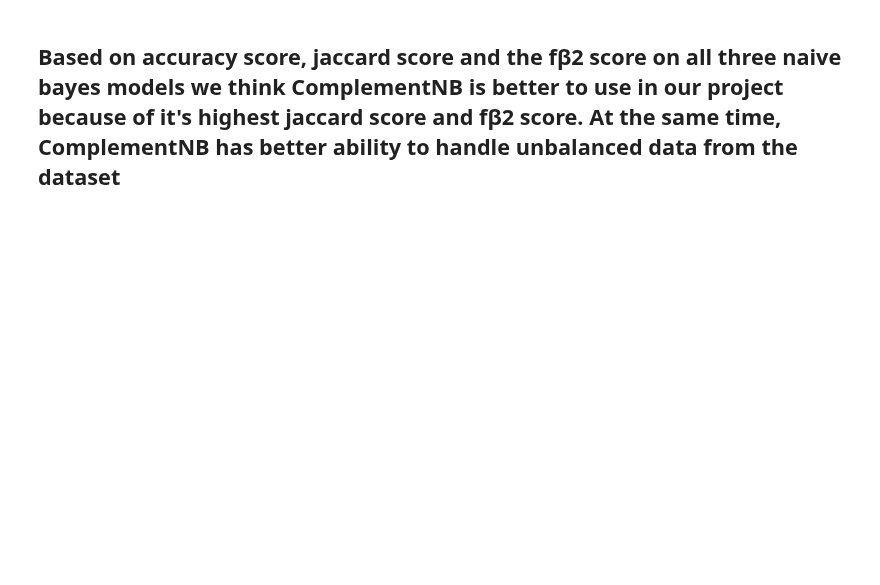
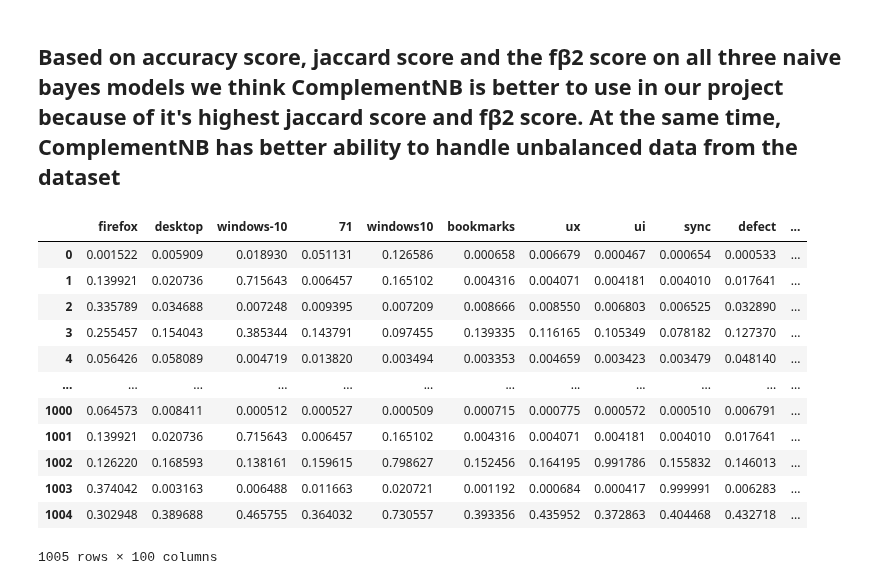
Before and after one commit to mlopatka/CANOSP2020, a Jupyter notebook: notebooks/Naive Bayes/Naive Bayes.ipynb, the cells around one changed output. Cells and saved outputs as stored; diff of their text form; code cells hidden in the pictures; blank space fills up the shorter version.

```diff
--- a/notebooks/Naive Bayes/Naive Bayes.ipynb
+++ b/notebooks/Naive Bayes/Naive Bayes.ipynb
@@ -57,7 +63,7 @@ for i,tid in enumerate(ticket_ids):
 human_tags_fre = Counter(all_human_tags)
 # %%
 # we use the most common words for training for now. Switch to other choices in the future
-candidate_tags = [item[0] for item in human_tags_fre.most_common(50)]
+candidate_tags = [item[0] for item in human_tags_fre.most_common(100)]
 # %% [markdown]
 ### tag frequency statistics
 # %%
@@ -84,9 +90,13 @@ from sklearn.naive_bayes import MultinomialNB, ComplementNB, BernoulliNB
 # %%
 # initialize variables for each model
-tag_accuracy = {'MultinomialNB' : [],'ComplementNB':[],'BernoulliNB':[]}
-predict_frames = {'MultinomialNB' : {},'ComplementNB':{},'BernoulliNB':{}}
+tag_accuracy = {'MultinomialNB' : 0,'ComplementNB':0,'BernoulliNB':0,'GaussianNB' : 0}
+predict_frames = {'MultinomialNB' : {},'ComplementNB':{},'BernoulliNB':{},'GaussianNB' : {}}
+predict_proba = {'MultinomialNB' : {},'ComplementNB':{},'BernoulliNB':{},'GaussianNB' : {}}
 test_data = None
 classifiers = {'MultinomialNB':MultinomialNB(), 'ComplementNB':ComplementNB(), 'BernoulliNB':BernoulliNB()}
+
+THRESHOLD = 0.35
+
 for tag in candidate_tags:
     ## build data frame
     tids = human_tags_data['ticket_id']
@@ -96,7 +106,7 @@ for tag in candidate_tags:
     data[tag] = [1 if tag in row['tags'] else 0 for index, row in human_tags_data.iterrows()]
 
     # split the data to train and test
-    train, test = train_test_split(data, random_state=30, test_size=0.50, shuffle=True)
+    train, test = train_test_split(data, random_state=30, test_size=0.30, shuffle=True)
     train_text = train['title_content']
     test_text = test['title_content']
 
@@ -123,11 +133,14 @@ for tag in candidate_tags:
 
         # predicting
         test_accuracy = classifier.score(x_test, y_test[tag])
-        tag_accuracy[model].append(test_accuracy)
-        y_predict = classifier.predict(x_test)
-
+        tag_accuracy[model] += test_accuracy
+        #y_predict = classifier.predict(x_test)
+        y_predict = (classifier.predict_proba(x_test)[:,1] >= THRESHOLD).astype(bool)
+        y_predict_pro = classifier.predict_proba(x_test)
         # build predicting dataframe
         predict_frames[model][tag] = pd.Series(y_predict)
+        prb = [prb[1] for prb in y_predict_pro]
+        predict_proba[model][tag] = pd.Series(prb)
 # %% [markdown]
 ### Tag accuracy statistics
 # %%
@@ -166,2 +179,20 @@ Fβ2 score on BernoulliNB 0.10998273404670622
 # %% [markdown]
 ## Based on accuracy score, jaccard score and the fβ2 score on all three naive bayes models we think ComplementNB is better to use in our project because of it's highest jaccard score and fβ2 score. At the same time, ComplementNB has better ability to handle unbalanced data from the dataset
+# %%
+test_prob_matrix = pd.DataFrame(predict_proba['ComplementNB'])
+# %%
+test_prob_matrix
+# %% [output]
+|  | firefox | desktop | windows-10 | 71 | windows10 | bookmarks | ux | ui | sync | defect | ... |
+| 0 | 0.001522 | 0.005909 | 0.018930 | 0.051131 | 0.126586 | 0.000658 | 0.006679 | 0.000467 | 0.000654 | 0.000533 | ... |
+| 1 | 0.139921 | 0.020736 | 0.715643 | 0.006457 | 0.165102 | 0.004316 | 0.004071 | 0.004181 | 0.004010 | 0.017641 | ... |
+| 2 | 0.335789 | 0.034688 | 0.007248 | 0.009395 | 0.007209 | 0.008666 | 0.008550 | 0.006803 | 0.006525 | 0.032890 | ... |
+| 3 | 0.255457 | 0.154043 | 0.385344 | 0.143791 | 0.097455 | 0.139335 | 0.116165 | 0.105349 | 0.078182 | 0.127370 | ... |
+| 4 | 0.056426 | 0.058089 | 0.004719 | 0.013820 | 0.003494 | 0.003353 | 0.004659 | 0.003423 | 0.003479 | 0.048140 | ... |
+| ... | ... | ... | ... | ... | ... | ... | ... | ... | ... | ... | ... |
+| 1000 | 0.064573 | 0.008411 | 0.000512 | 0.000527 | 0.000509 | 0.000715 | 0.000775 | 0.000572 | 0.000510 | 0.006791 | ... |
+| 1001 | 0.139921 | 0.020736 | 0.715643 | 0.006457 | 0.165102 | 0.004316 | 0.004071 | 0.004181 | 0.004010 | 0.017641 | ... |
+| 1002 | 0.126220 | 0.168593 | 0.138161 | 0.159615 | 0.798627 | 0.152456 | 0.164195 | 0.991786 | 0.155832 | 0.146013 | ... |
+| 1003 | 0.374042 | 0.003163 | 0.006488 | 0.011663 | 0.020721 | 0.001192 | 0.000684 | 0.000417 | 0.999991 | 0.006283 | ... |
+| 1004 | 0.302948 | 0.389688 | 0.465755 | 0.364032 | 0.730557 | 0.393356 | 0.435952 | 0.372863 | 0.404468 | 0.432718 | ... |
+1005 rows × 100 columns
```
Also changed, not shown: parts of 7 cells of this notebook.
